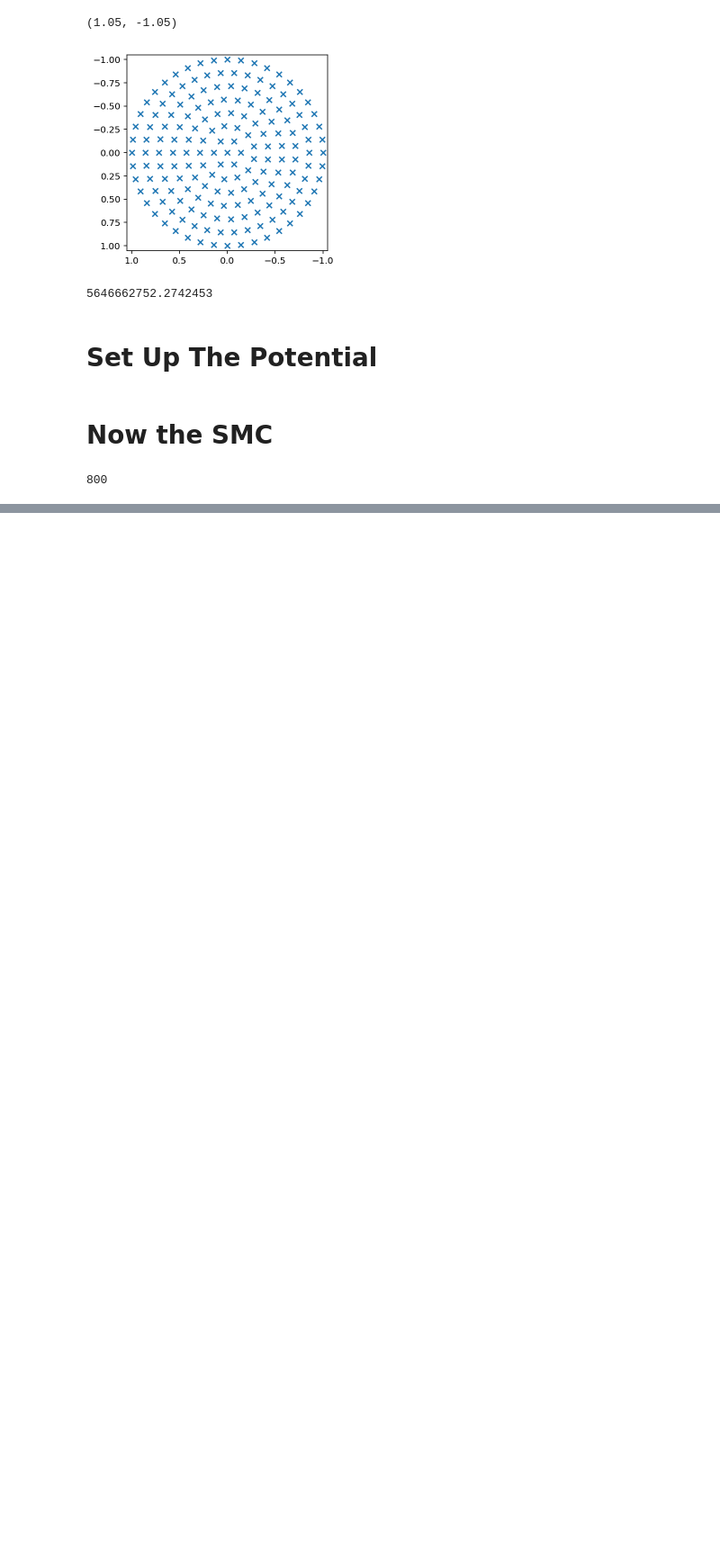
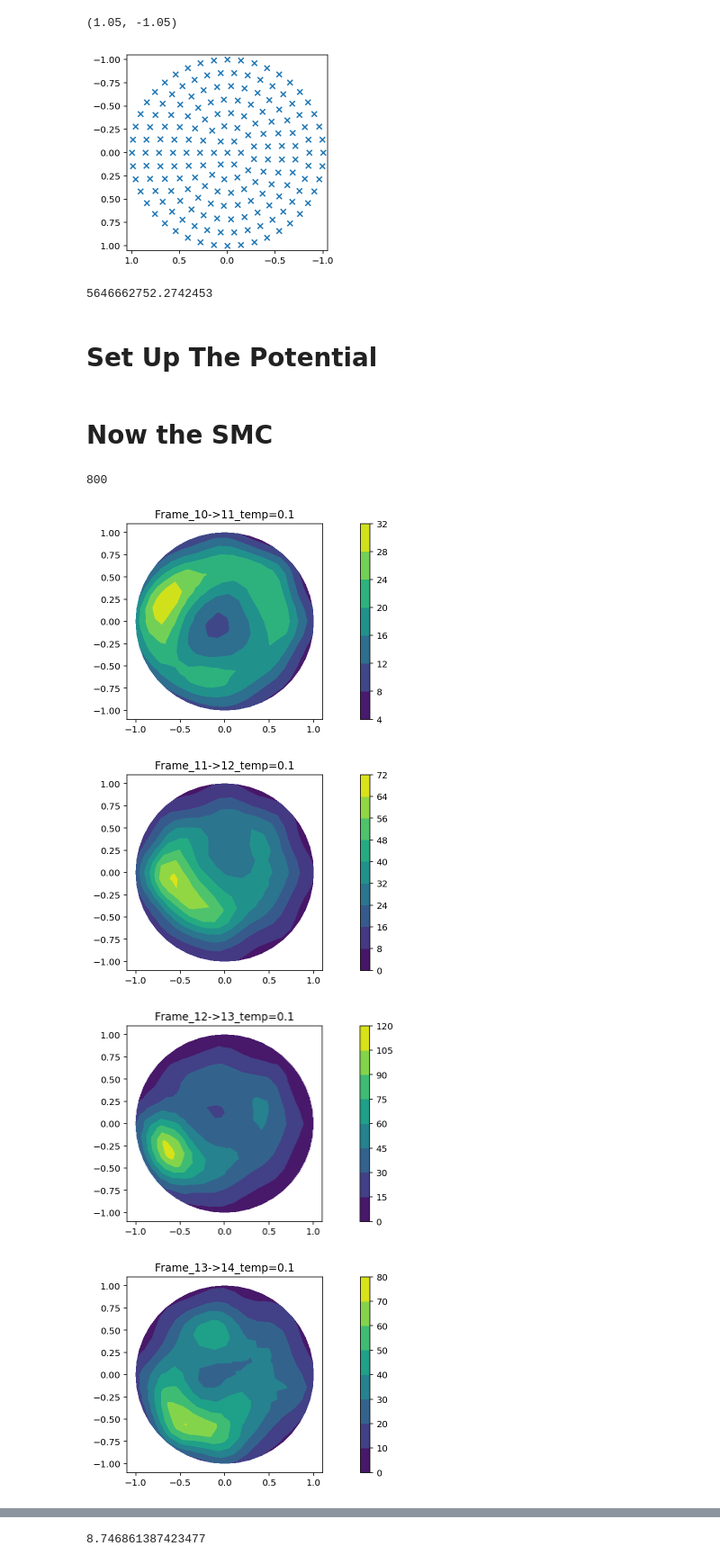
Before and after one commit to jcockayne/hydrocyclone_code, a Jupyter notebook: notebooks/Hydrocyclone_Temporal_Recovery.ipynb, the cells around one changed output, grey strips where cells are left out. Shown: that part at 90% size. Cells and saved outputs as stored; diff of their text form; code cells hidden in the pictures; blank space fills up the shorter version.

Commit message:
Latest version of temporal recovery NB

```diff
--- a/notebooks/Hydrocyclone_Temporal_Recovery.ipynb
+++ b/notebooks/Hydrocyclone_Temporal_Recovery.ipynb
@@ -37,8 +37,8 @@ adapt_ls = False
 include_prior_mean = False
 
 n_particles = 200
-n_iter = 100
-lamb = 1000.0 # variance parameter on the temporal prior
+n_iter = 1000
+lamb = 100.0 # variance parameter on the temporal prior
 tau = 0.0 # shift parameter on the temporal prior
 s = 1.0 # interval at which time observations are collected.
 beta = 0.05
@@ -379,7 +379,12 @@ print len(kernels)
 results = smc(initial_samples, kernels, 0.5, 0.2, False)
 # %%
 ix=2
-for i in xrange(9, len(results), 10):
+for i in xrange(9, len(results), 100):
     plt.figure()
     plot_circle(proposal_design[:,0], proposal_design[:,1], np.mean(np.exp(results[i]), axis=0))
     plt.title(kernels[i].name)
+# %% [output]
+[figure, added]
+[figure, added]
+[figure, added]
+[figure, added]
@@ -389,5 +398,7 @@ with open(os.path.join(dest_dir, 'results.pkl'), 'wb') as f:
     pickle.dump(results, f)
 # %%
 kernels[9].phi(results[9][0,:])
+# %% [output]
+8.746861387423477
 # %%
 kernels[10].name
```
Also changed, not shown: parts of 6 cells of this notebook.
